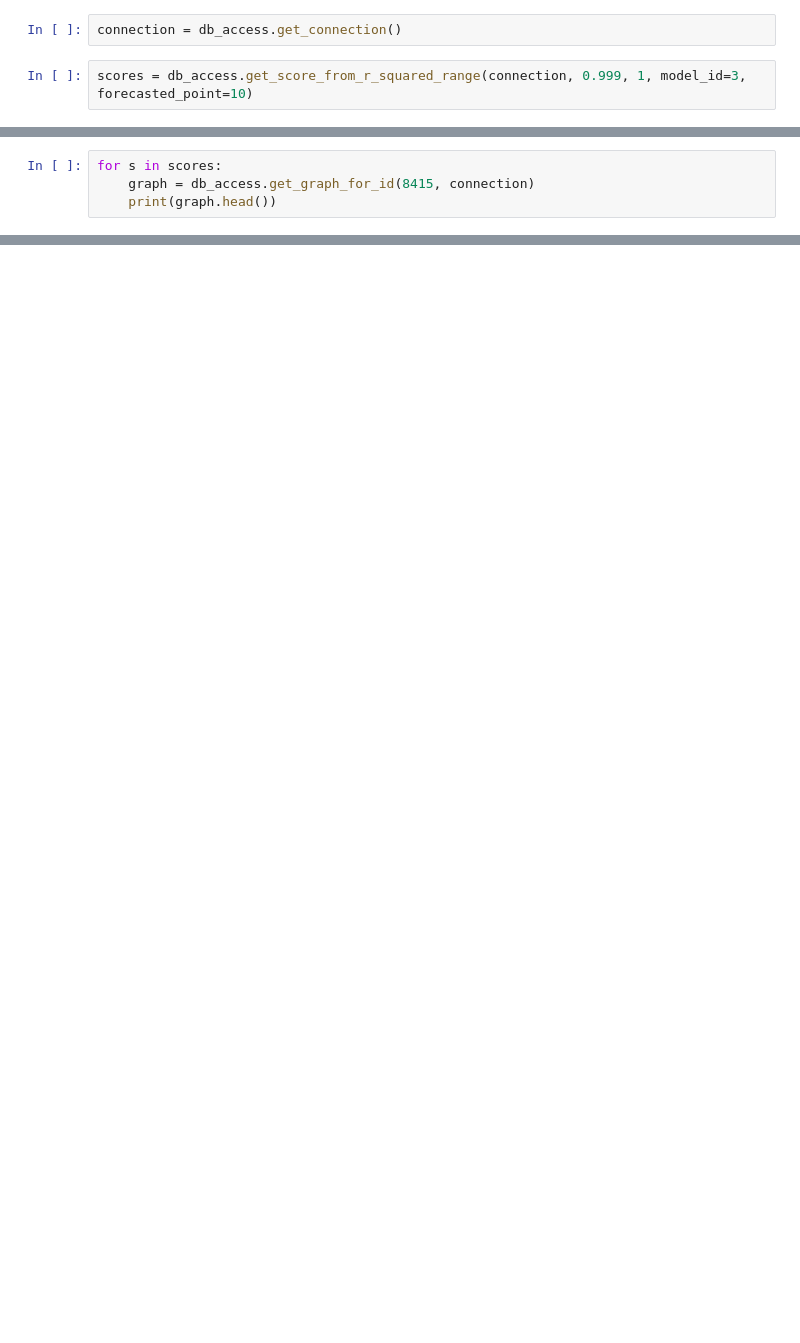
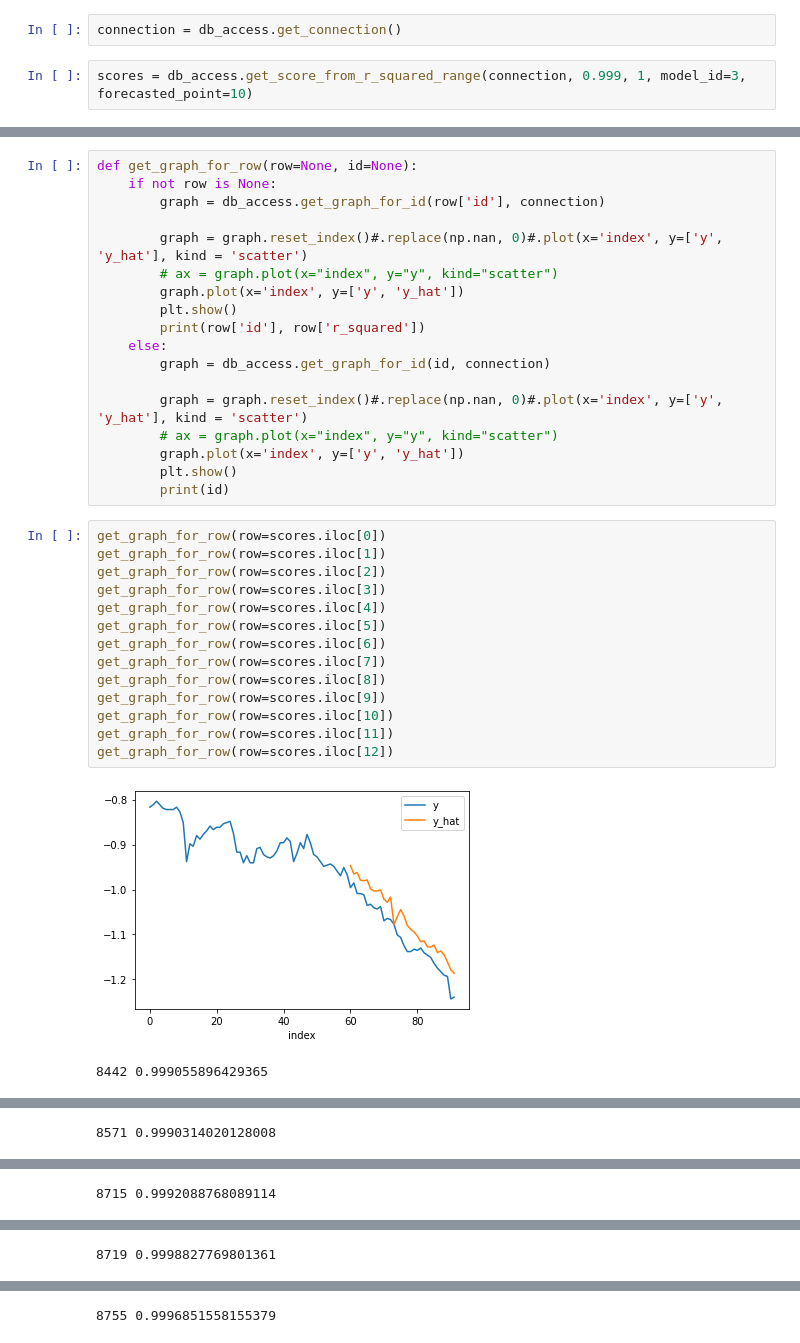
Before and after one commit to Biksbois/BiksStonks, a Jupyter notebook: Forcasting_Models/get-beautiful-graph-for-jeppe.ipynb, the cells around one changed output, grey strips where cells are left out. Cells and saved outputs as stored; diff of their text form; blank space fills up the shorter version.

```diff
--- a/Forcasting_Models/get-beautiful-graph-for-jeppe.ipynb
+++ b/Forcasting_Models/get-beautiful-graph-for-jeppe.ipynb
@@ -16,4 +23,0 @@ scores.head()
-# %%
-for s in scores:
-    graph = db_access.get_graph_for_id(8415, connection)
-    print(graph.head())
@@ -36,0 +24,35 @@ for s in scores:
+# %%
+def get_graph_for_row(row=None, id=None):
+    if not row is None:
+        graph = db_access.get_graph_for_id(row['id'], connection)
+
+        graph = graph.reset_index()#.replace(np.nan, 0)#.plot(x='index', y=['y', 'y_hat'], kind = 'scatter')
+        # ax = graph.plot(x="index", y="y", kind="scatter")
+        graph.plot(x='index', y=['y', 'y_hat'])
+        plt.show()
+        print(row['id'], row['r_squared'])
+    else:
+        graph = db_access.get_graph_for_id(id, connection)
+
+        graph = graph.reset_index()#.replace(np.nan, 0)#.plot(x='index', y=['y', 'y_hat'], kind = 'scatter')
+        # ax = graph.plot(x="index", y="y", kind="scatter")
+        graph.plot(x='index', y=['y', 'y_hat'])
+        plt.show()
+        print(id)
+# %%
+get_graph_for_row(row=scores.iloc[0])
+get_graph_for_row(row=scores.iloc[1])
+get_graph_for_row(row=scores.iloc[2])
+get_graph_for_row(row=scores.iloc[3])
+get_graph_for_row(row=scores.iloc[4])
+get_graph_for_row(row=scores.iloc[5])
+get_graph_for_row(row=scores.iloc[6])
+get_graph_for_row(row=scores.iloc[7])
+get_graph_for_row(row=scores.iloc[8])
+get_graph_for_row(row=scores.iloc[9])
+get_graph_for_row(row=scores.iloc[10])
+get_graph_for_row(row=scores.iloc[11])
+get_graph_for_row(row=scores.iloc[12])
+# %% [output]
+[figure, added]
+8442 0.999055896429365
@@ -36,0 +60 @@ for s in scores:
+8571 0.9990314020128008
@@ -36,0 +62 @@ for s in scores:
+8715 0.9992088768089114
@@ -36,0 +64 @@ for s in scores:
+8719 0.9998827769801361
@@ -36,0 +66 @@ for s in scores:
+8755 0.9996851558155379
```
Also changed, not shown: parts of 7 cells of this notebook, 12 other files.
